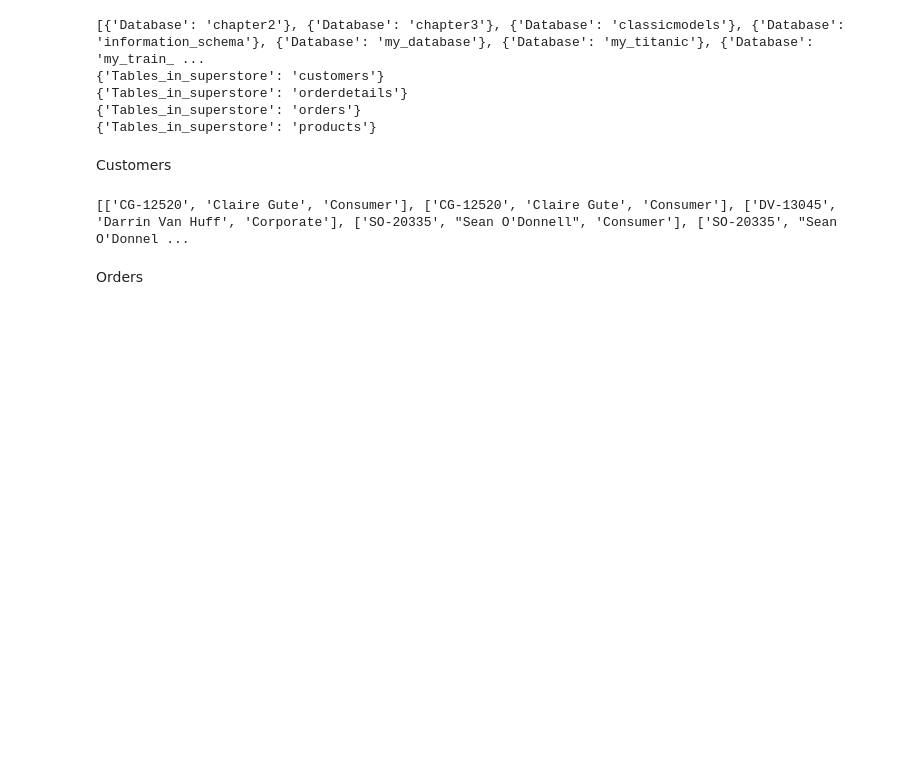
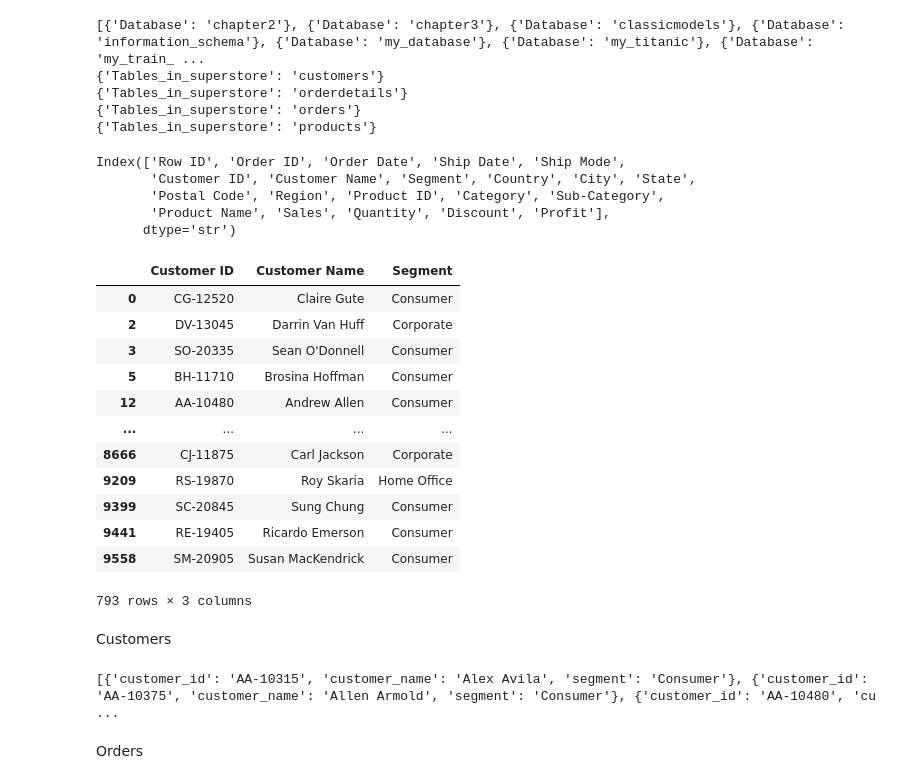
Before and after one commit to leo53021313/pymysql_d3, a Jupyter notebook: Chapter4/4-1.ipynb, the cells around one changed output. Saved outputs shown, nothing was run; the diff lists cells and outputs as text; code cells hidden in the pictures; blank space fills up the shorter version.

```diff
--- a/Chapter4/4-1.ipynb
+++ b/Chapter4/4-1.ipynb
@@ -74,16 +73,35 @@ connection = pymysql.connect(
 # %%
 import pandas as pd
 
 # 讀取 CSV 檔案
 df = pd.read_csv('Sample-Superstore.csv', encoding='latin-1')
 
 # 提取客戶欄位的資料
 print(df.columns)
 
 # 去除重複的客戶資料
 customers = df[['Customer ID', 'Customer Name', 'Segment']]
-customers.drop_duplicates()
+customers = customers.drop_duplicates()
 customers
+# %% [output]
+Index(['Row ID', 'Order ID', 'Order Date', 'Ship Date', 'Ship Mode',
+       'Customer ID', 'Customer Name', 'Segment', 'Country', 'City', 'State',
+       'Postal Code', 'Region', 'Product ID', 'Category', 'Sub-Category',
+       'Product Name', 'Sales', 'Quantity', 'Discount', 'Profit'],
+      dtype='str')
+|  | Customer ID | Customer Name | Segment |
+| 0 | CG-12520 | Claire Gute | Consumer |
+| 2 | DV-13045 | Darrin Van Huff | Corporate |
+| 3 | SO-20335 | Sean O'Donnell | Consumer |
+| 5 | BH-11710 | Brosina Hoffman | Consumer |
+| 12 | AA-10480 | Andrew Allen | Consumer |
+| ... | ... | ... | ... |
+| 8666 | CJ-11875 | Carl Jackson | Corporate |
+| 9209 | RS-19870 | Roy Skaria | Home Office |
+| 9399 | SC-20845 | Sung Chung | Consumer |
+| 9441 | RE-19405 | Ricardo Emerson | Consumer |
+| 9558 | SM-20905 | Susan MacKendrick | Consumer |
+793 rows × 3 columns
 # %% [markdown]
 Customers
 # %%
@@ -96,5 +114,16 @@ print(customers_list)
 
 
 # 寫入 Customers 資料表
+with connection.cursor() as cursor:
+    #檢查 customers table 參數
+    cursor.execute("DESC customers;")
+    result = cursor.fetchall()
+    print(result)
+
+    sql = """
+        INSERT INTO customers(customer_id, customer_name, segment)
+        VALUES(%s, %s, %s);
+    """
+    cursor.executemany(sql, customers_list)
+    #檢查寫入的數量
+    print(cursor.rowcount)
-# %% [output]
-[['CG-12520', 'Claire Gute', 'Consumer'], ['CG-12520', 'Claire Gute', 'Consumer'], ['DV-13045', 'Darrin Van Huff', 'Corporate'], ['SO-20335', "Sean O'Donnell", 'Consumer'], ['SO-20335', "Sean O'Donnel ...
@@ -101,3 +132,10 @@ print(customers_list)
+# %%
+#檢查table的資料是否有被寫入
+from chart_data import sql_query
+r = sql_query("SELECT * FROM customers limit 5")
+print(r)
+# %% [output]
+[{'customer_id': 'AA-10315', 'customer_name': 'Alex Avila', 'segment': 'Consumer'}, {'customer_id': 'AA-10375', 'customer_name': 'Allen Armold', 'segment': 'Consumer'}, {'customer_id': 'AA-10480', 'cu ...
 # %% [markdown]
 Orders
 # %%
```
Also changed, not shown: parts of 13 cells of this notebook, 50 other files.
